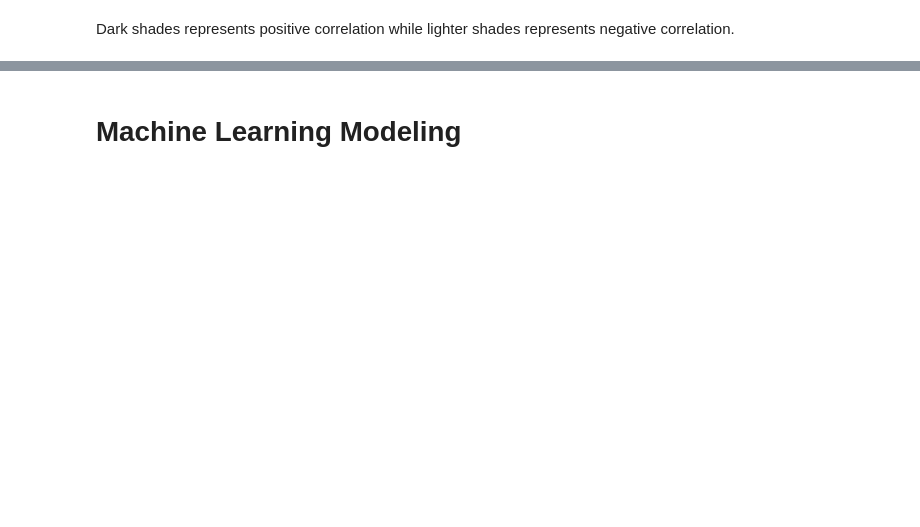
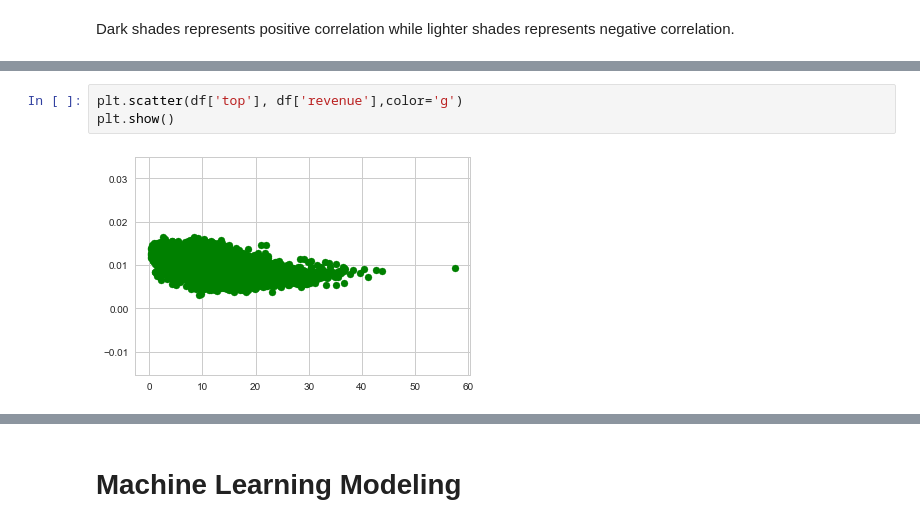
Before and after one commit to dgatlin/LogAnalysis, a Jupyter notebook: Log Level Data.ipynb, the cells around one changed output, grey strips where cells are left out. Saved outputs shown, nothing was run; the diff lists cells and outputs as text; blank space fills up the shorter version.

```diff
--- a/Log Level Data.ipynb
+++ b/Log Level Data.ipynb
@@ -97,0 +133,5 @@ sns.heatmap(cm, annot=True, cmap = 'viridis')
+# %%
+plt.scatter(df['top'], df['revenue'],color='g')
+plt.show()
+# %% [output]
+[figure, added]
```
Also changed, not shown: parts of 19 cells of this notebook, 1 other file.
